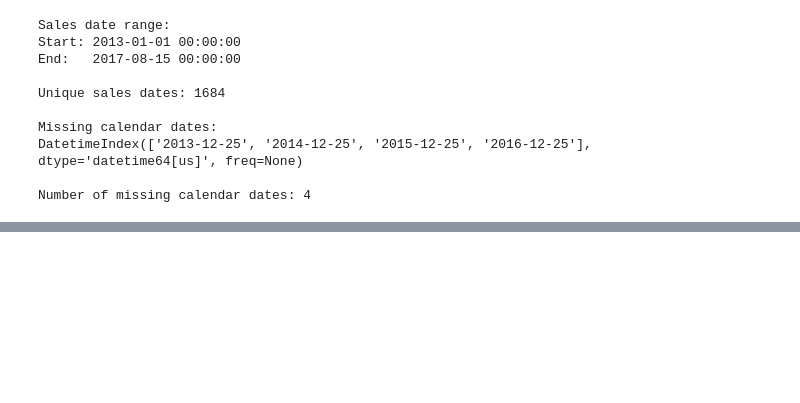
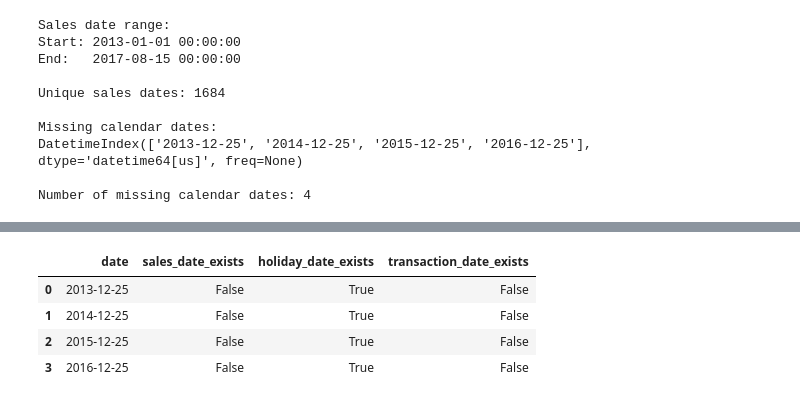
Before and after one commit to Abu-Hozaifa-Retail-Analyst/retail-sales-forecasting, a Jupyter notebook: notebooks/01_data_quality/02_initial_data_profiling.ipynb, the cells around one changed output, grey strips where cells are left out. Cells and saved outputs as stored; diff of their text form; code cells hidden in the pictures; blank space fills up the shorter version.

```diff
--- a/notebooks/01_data_quality/02_initial_data_profiling.ipynb
+++ b/notebooks/01_data_quality/02_initial_data_profiling.ipynb
@@ -3377,0 +3531,20 @@ Number of missing calendar dates: 4
+# %%
+transactions_path = (
+    PROJECT_ROOT
+    / "data"
+    / "processed"
+    / "transactions_standardized.csv"
+)
+
+transactions = pd.read_csv(
+    transactions_path,
+    parse_dates=["date"]
+)
+
+christmas_transactions = transactions[
+    transactions["date"].isin(christmas_dates)
+].copy()
+
+print(christmas_transactions.to_string(index=False))
+
+print("\nRows found:", len(christmas_transactions))
@@ -3377,0 +3586,24 @@ Number of missing calendar dates: 4
+# %%
+christmas_check = pd.DataFrame({
+    "date": christmas_dates
+})
+
+christmas_check["sales_date_exists"] = (
+    christmas_check["date"].isin(train["date"])
+)
+
+christmas_check["holiday_date_exists"] = (
+    christmas_check["date"].isin(holidays["date"])
+)
+
+christmas_check["transaction_date_exists"] = (
+    christmas_check["date"].isin(transactions["date"])
+)
+
+christmas_check
+# %% [output]
+|  | date | sales_date_exists | holiday_date_exists | transaction_date_exists |
+| 0 | 2013-12-25 | False | True | False |
+| 1 | 2014-12-25 | False | True | False |
+| 2 | 2015-12-25 | False | True | False |
+| 3 | 2016-12-25 | False | True | False |
```
Also changed, not shown: parts of 17 cells of this notebook, 1 other file.
